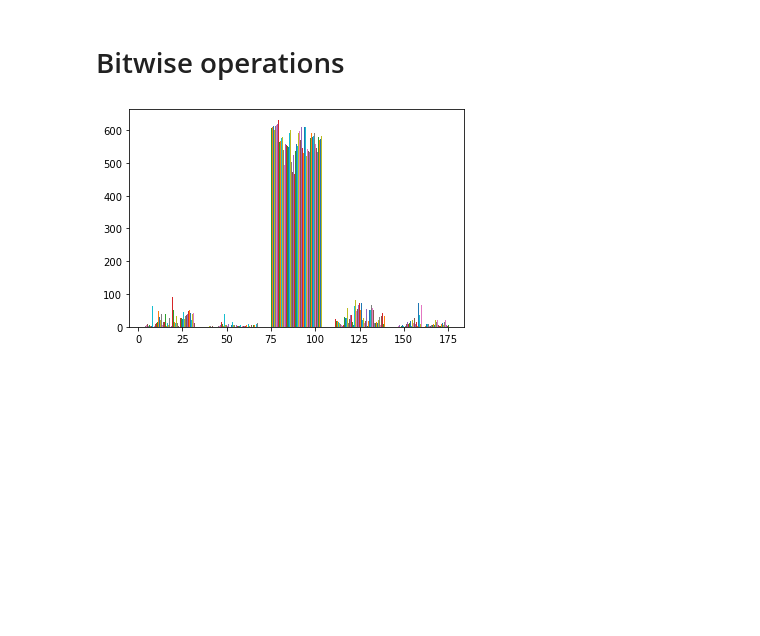
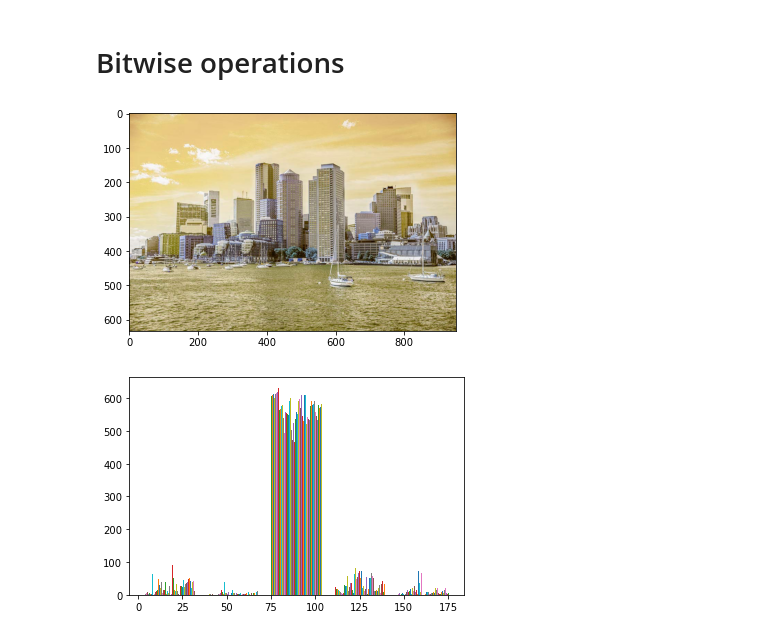
Before and after one commit to nsarkhanov/AI_Course_Exercise, a Jupyter notebook: M6-computer-vesion/D3/Bitwise operators.ipynb, the cells around one changed output. Drawn from its saved outputs; the diff is of its cells as text; code cells hidden in the pictures; blank space fills up the shorter version.

```diff
--- a/M6-computer-vesion/D3/Bitwise operators.ipynb
+++ b/M6-computer-vesion/D3/Bitwise operators.ipynb
@@ -46,7 +46,10 @@ image_color=cv2.imread('img/day3.jpg')
 hsv=cv2.cvtColor(image_color,cv2.COLOR_BGR2HSV)
 h,s,v=cv2.split(hsv)
 # %%
-cv2.imshow(image_color)
+cv2.imshow('original',image_color)
+cv2.waitKey
+# %% [output]
+[figure, added]
 # %%
 
 plt.hist(h,bins=5)
```
